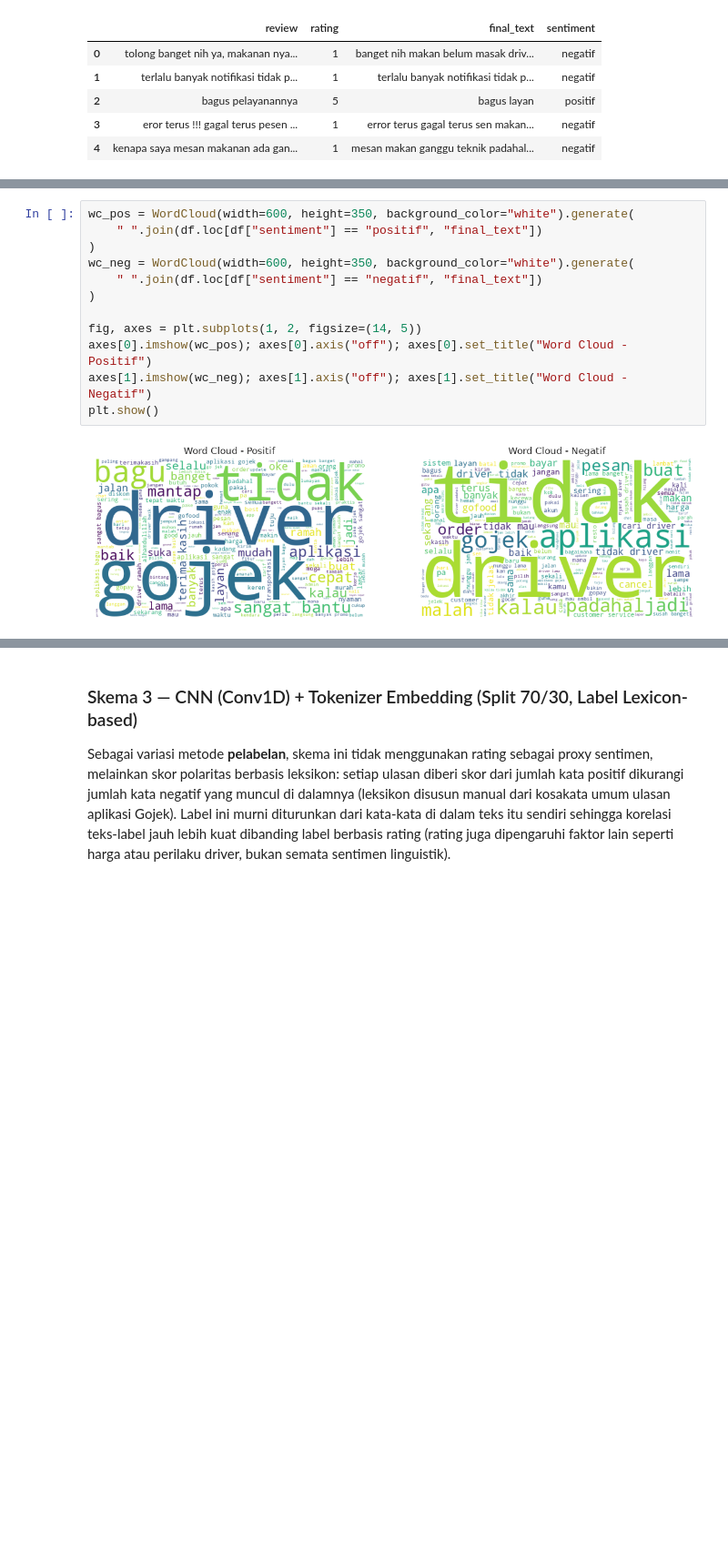
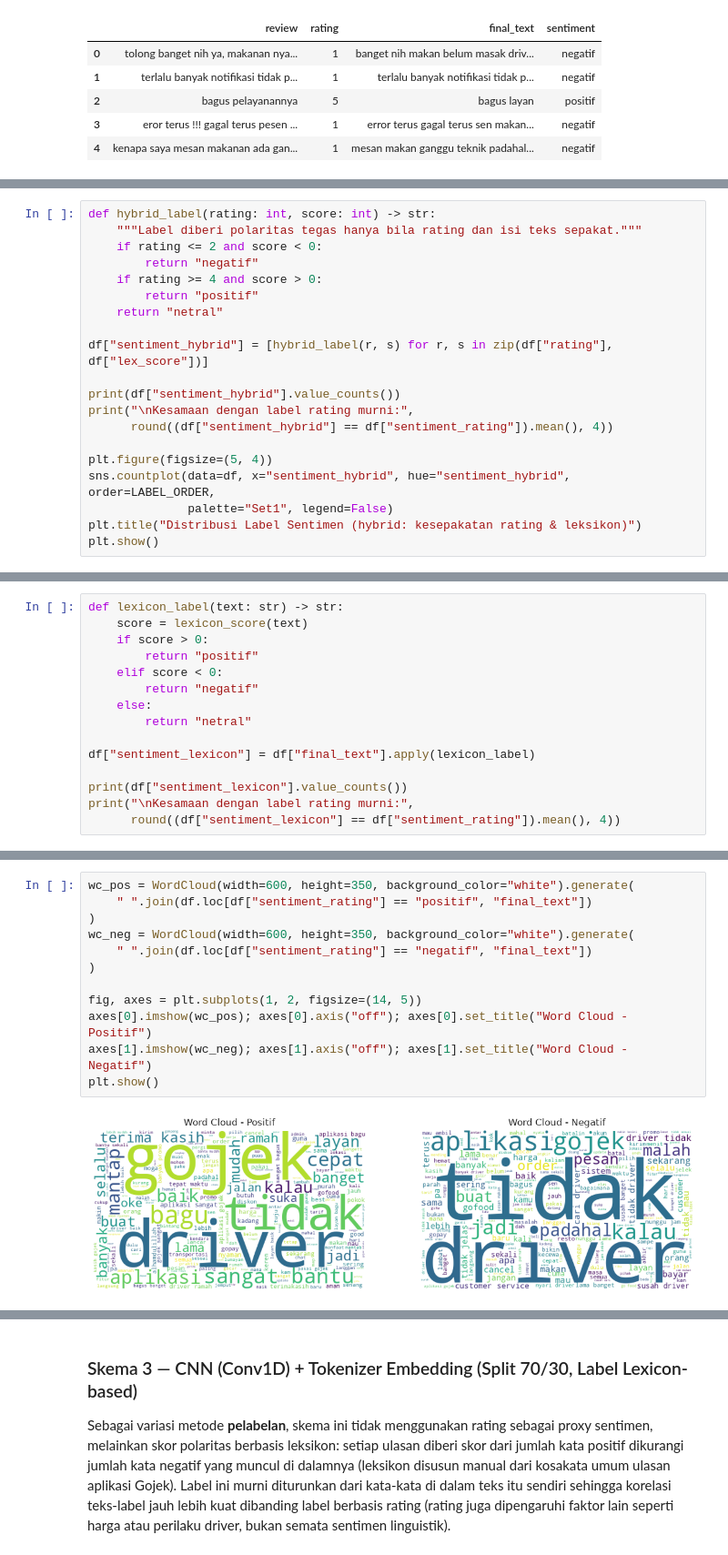
Before and after one commit to Zevhys/dl-1, a Jupyter notebook: notebooks/analisis_sentimen.ipynb, the cells around one changed output, grey strips where cells are left out. Shown at 91% size. Saved outputs shown, nothing was run; the diff lists cells and outputs as text; blank space fills up the shorter version.

```diff
--- a/notebooks/analisis_sentimen.ipynb
+++ b/notebooks/analisis_sentimen.ipynb
@@ -284,0 +382,20 @@ Name: count, dtype: int64
+# %%
+def hybrid_label(rating: int, score: int) -> str:
+    """Label diberi polaritas tegas hanya bila rating dan isi teks sepakat."""
+    if rating <= 2 and score < 0:
+        return "negatif"
+    if rating >= 4 and score > 0:
+        return "positif"
+    return "netral"
+
+df["sentiment_hybrid"] = [hybrid_label(r, s) for r, s in zip(df["rating"], df["lex_score"])]
+
+print(df["sentiment_hybrid"].value_counts())
+print("\nKesamaan dengan label rating murni:",
+      round((df["sentiment_hybrid"] == df["sentiment_rating"]).mean(), 4))
+
+plt.figure(figsize=(5, 4))
+sns.countplot(data=df, x="sentiment_hybrid", hue="sentiment_hybrid", order=LABEL_ORDER,
+              palette="Set1", legend=False)
+plt.title("Distribusi Label Sentimen (hybrid: kesepakatan rating & leksikon)")
+plt.show()
@@ -284,0 +417,15 @@ Name: count, dtype: int64
+# %%
+def lexicon_label(text: str) -> str:
+    score = lexicon_score(text)
+    if score > 0:
+        return "positif"
+    elif score < 0:
+        return "negatif"
+    else:
+        return "netral"
+
+df["sentiment_lexicon"] = df["final_text"].apply(lexicon_label)
+
+print(df["sentiment_lexicon"].value_counts())
+print("\nKesamaan dengan label rating murni:",
+      round((df["sentiment_lexicon"] == df["sentiment_rating"]).mean(), 4))
@@ -285,17 +453,17 @@ Name: count, dtype: int64
 # %%
 wc_pos = WordCloud(width=600, height=350, background_color="white").generate(
-    " ".join(df.loc[df["sentiment"] == "positif", "final_text"])
+    " ".join(df.loc[df["sentiment_rating"] == "positif", "final_text"])
 )
 wc_neg = WordCloud(width=600, height=350, background_color="white").generate(
-    " ".join(df.loc[df["sentiment"] == "negatif", "final_text"])
+    " ".join(df.loc[df["sentiment_rating"] == "negatif", "final_text"])
 )
 
 fig, axes = plt.subplots(1, 2, figsize=(14, 5))
 axes[0].imshow(wc_pos); axes[0].axis("off"); axes[0].set_title("Word Cloud - Positif")
 axes[1].imshow(wc_neg); axes[1].axis("off"); axes[1].set_title("Word Cloud - Negatif")
 plt.show()
 # %% [output]
-[figure, old version]
+[figure, new version]
 # %% [markdown]
 ## 5. Skema Pelatihan Model
 
```
Also changed, not shown: parts of 32 cells of this notebook, 1 other file.
